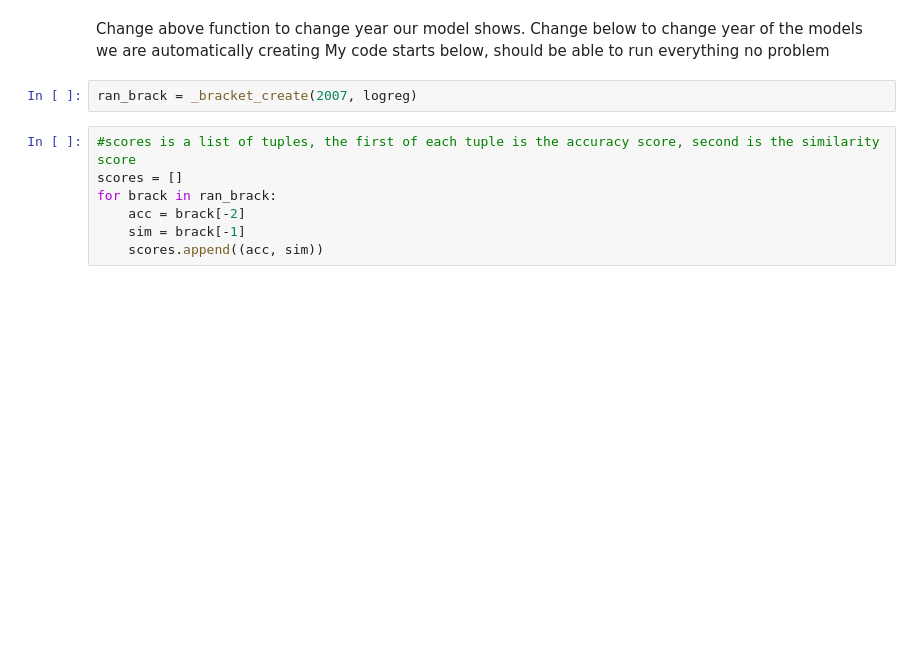
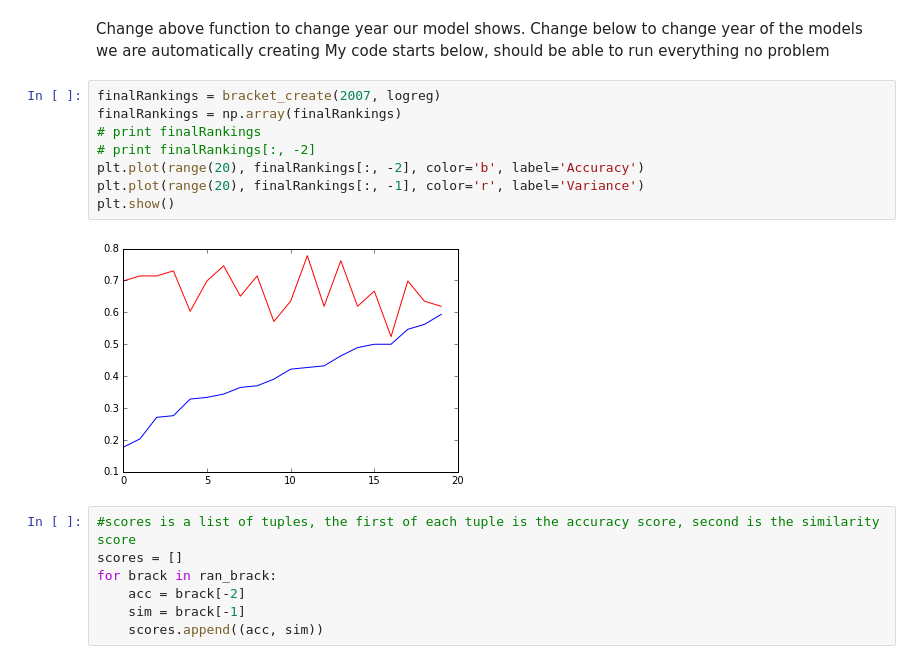
Before and after one commit to nishkakar/MarchMadness, a Jupyter notebook: InitialModel.ipynb, the cells around one changed output. Cells and saved outputs as stored; diff of their text form; blank space fills up the shorter version.

```diff
--- a/InitialModel.ipynb
+++ b/InitialModel.ipynb
@@ -590,8 +517,16 @@ for i in range(2003, 2013):
 # %% [markdown]
 Change above function to change year our model shows. Change below to change year of the models we are automatically creating
 My code starts below, should be able to run everything no problem
-# %%
-ran_brack = _bracket_create(2007, logreg)
+# %%
+finalRankings = bracket_create(2007, logreg)
+finalRankings = np.array(finalRankings)
+# print finalRankings
+# print finalRankings[:, -2]
+plt.plot(range(20), finalRankings[:, -2], color='b', label='Accuracy')
+plt.plot(range(20), finalRankings[:, -1], color='r', label='Variance')
+plt.show()
+# %% [output]
+[figure, added]
 # %%
 #scores is a list of tuples, the first of each tuple is the accuracy score, second is the similarity score
 scores = []
```
Also changed, not shown: parts of 46 cells of this notebook, 1 other file.
